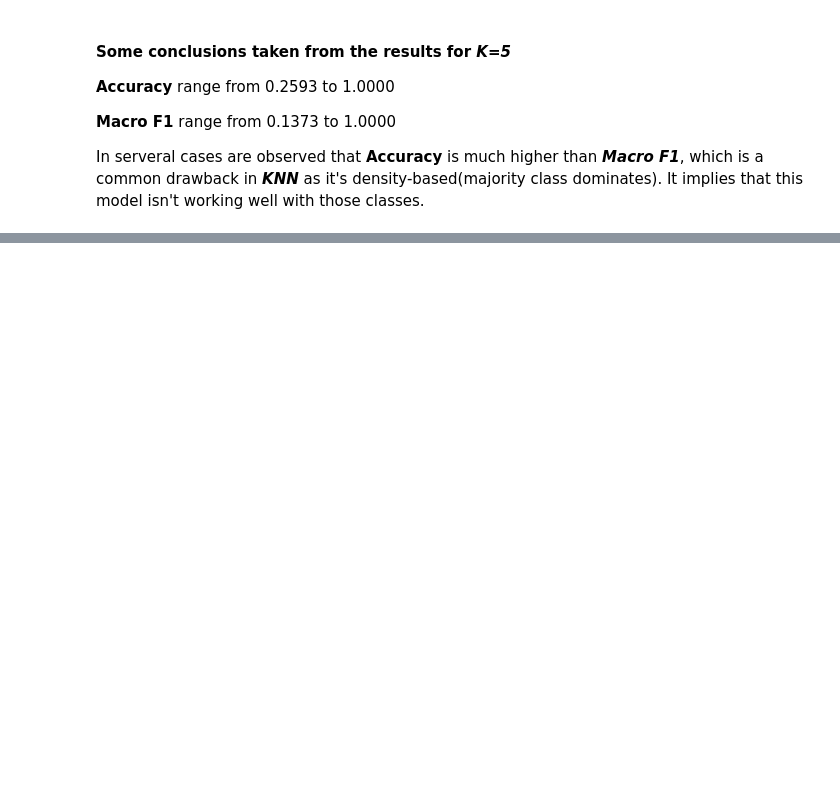
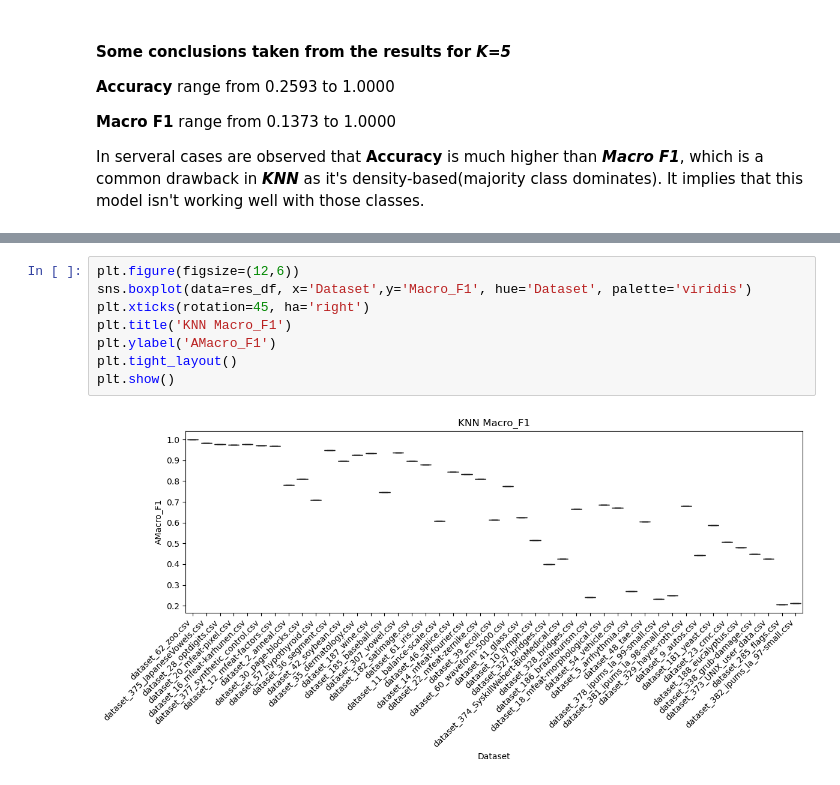
Before and after one commit to FilipeHuang/ML1_project, a Jupyter notebook: ml_multiclass.ipynb, the cells around one changed output, grey strips where cells are left out. Cells and saved outputs as stored; diff of their text form; blank space fills up the shorter version.

```diff
--- a/ml_multiclass.ipynb
+++ b/ml_multiclass.ipynb
@@ -106,0 +117,10 @@ plt.show()
+# %%
+plt.figure(figsize=(12,6))
+sns.boxplot(data=res_df, x='Dataset',y='Macro_F1', hue='Dataset', palette='viridis')
+plt.xticks(rotation=45, ha='right')
+plt.title('KNN Macro_F1')
+plt.ylabel('AMacro_F1')
+plt.tight_layout()
+plt.show()
+# %% [output]
+[figure, added]
```
Also changed, not shown: parts of 3 cells of this notebook.
